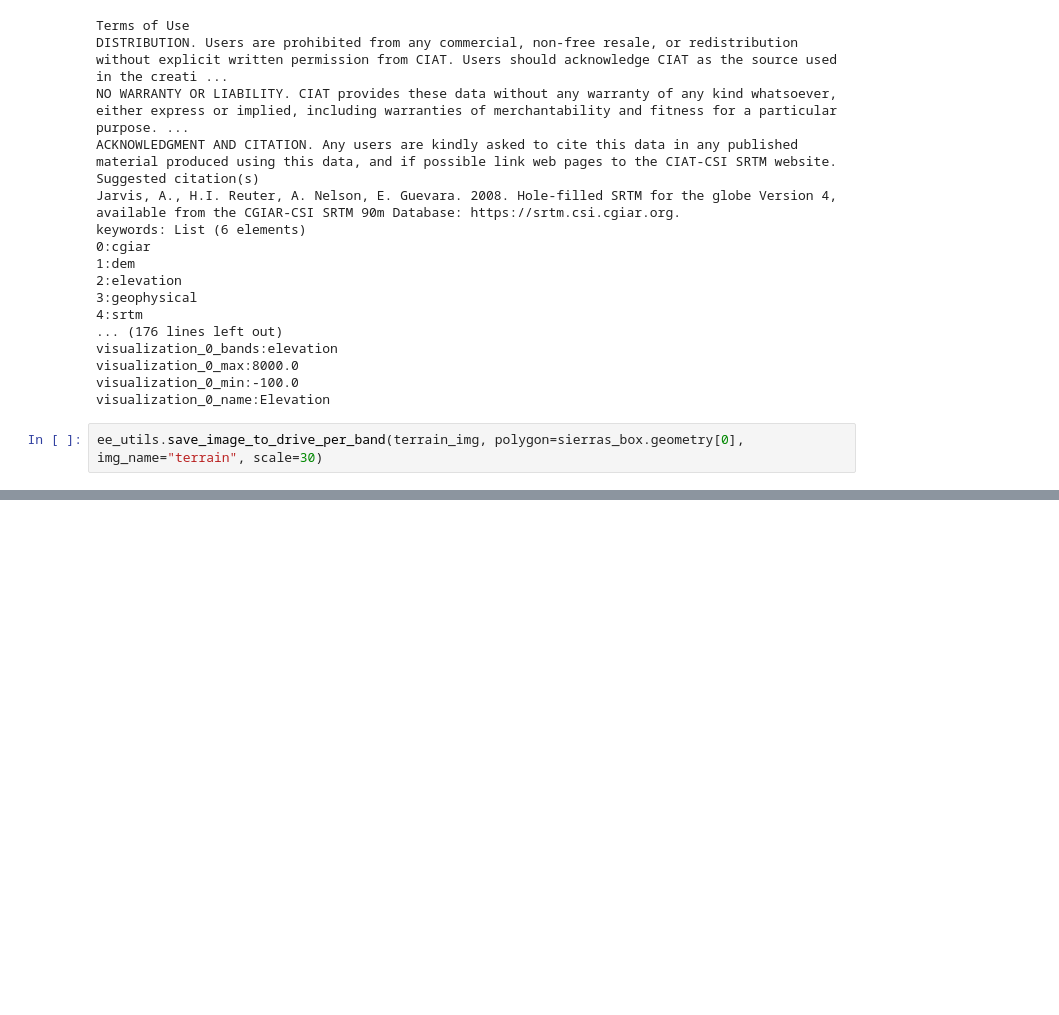
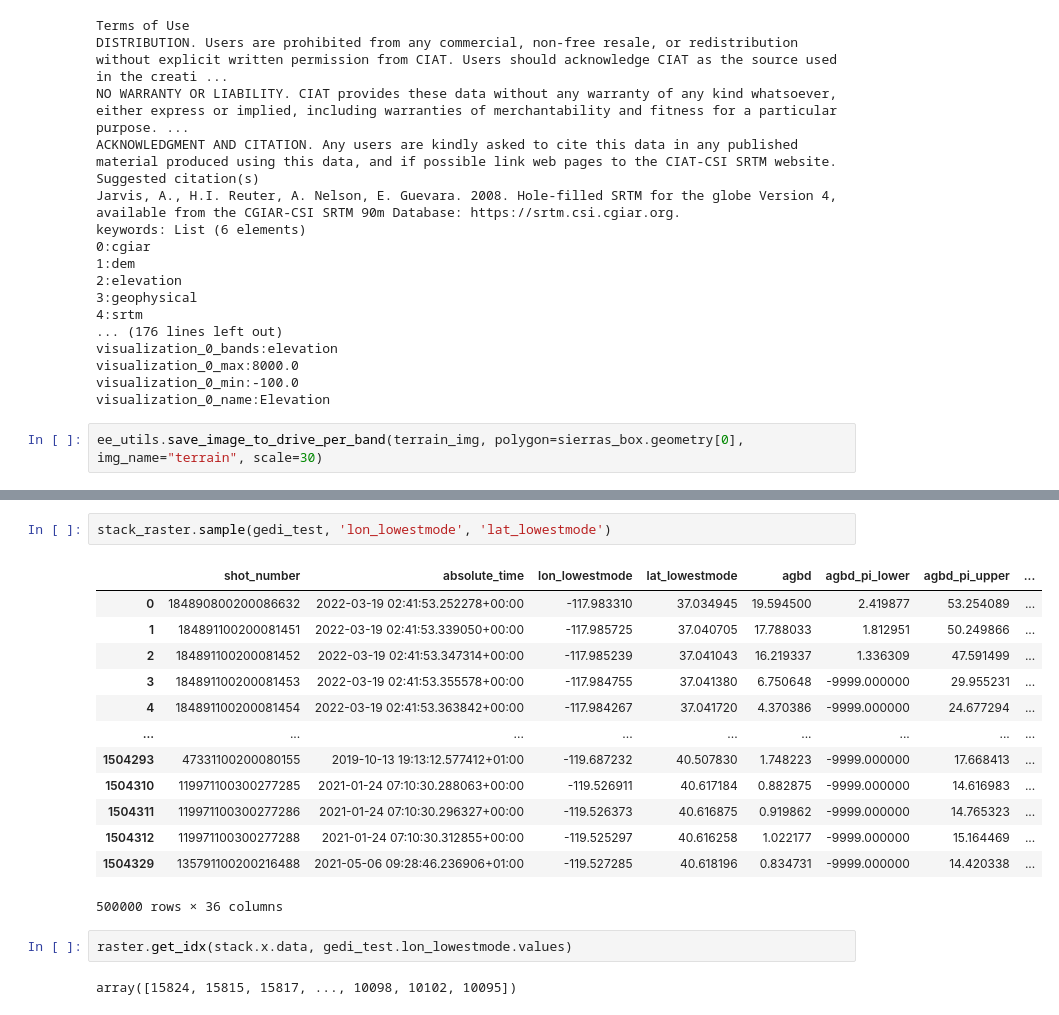
Before and after one commit to mahuna13/fire-regen, a Jupyter notebook: notebooks/exploratory/FireRasters.ipynb, the cells around one changed output, grey strips where cells are left out. Saved outputs shown, nothing was run; the diff lists cells and outputs as text; blank space fills up the shorter version.

```diff
--- a/notebooks/exploratory/FireRasters.ipynb
+++ b/notebooks/exploratory/FireRasters.ipynb
@@ -172,0 +252,20 @@ ee_utils.save_image_to_drive_per_band(terrain_img, polygon=sierras_box.geometry[
+# %%
+stack_raster.sample(gedi_test, 'lon_lowestmode', 'lat_lowestmode')
+# %% [output]
+|  | shot_number | absolute_time | lon_lowestmode | lat_lowestmode | agbd | agbd_pi_lower | agbd_pi_upper | ... |
+| 0 | 184890800200086632 | 2022-03-19 02:41:53.252278+00:00 | -117.983310 | 37.034945 | 19.594500 | 2.419877 | 53.254089 | ... |
+| 1 | 184891100200081451 | 2022-03-19 02:41:53.339050+00:00 | -117.985725 | 37.040705 | 17.788033 | 1.812951 | 50.249866 | ... |
+| 2 | 184891100200081452 | 2022-03-19 02:41:53.347314+00:00 | -117.985239 | 37.041043 | 16.219337 | 1.336309 | 47.591499 | ... |
+| 3 | 184891100200081453 | 2022-03-19 02:41:53.355578+00:00 | -117.984755 | 37.041380 | 6.750648 | -9999.000000 | 29.955231 | ... |
+| 4 | 184891100200081454 | 2022-03-19 02:41:53.363842+00:00 | -117.984267 | 37.041720 | 4.370386 | -9999.000000 | 24.677294 | ... |
+| ... | ... | ... | ... | ... | ... | ... | ... | ... |
+| 1504293 | 47331100200080155 | 2019-10-13 19:13:12.577412+01:00 | -119.687232 | 40.507830 | 1.748223 | -9999.000000 | 17.668413 | ... |
+| 1504310 | 119971100300277285 | 2021-01-24 07:10:30.288063+00:00 | -119.526911 | 40.617184 | 0.882875 | -9999.000000 | 14.616983 | ... |
+| 1504311 | 119971100300277286 | 2021-01-24 07:10:30.296327+00:00 | -119.526373 | 40.616875 | 0.919862 | -9999.000000 | 14.765323 | ... |
+| 1504312 | 119971100300277288 | 2021-01-24 07:10:30.312855+00:00 | -119.525297 | 40.616258 | 1.022177 | -9999.000000 | 15.164469 | ... |
+| 1504329 | 135791100200216488 | 2021-05-06 09:28:46.236906+01:00 | -119.527285 | 40.618196 | 0.834731 | -9999.000000 | 14.420338 | ... |
+500000 rows × 36 columns
+# %%
+raster.get_idx(stack.x.data, gedi_test.lon_lowestmode.values)
+# %% [output]
+array([15824, 15815, 15817, ..., 10098, 10102, 10095])
```
Also changed, not shown: parts of 21 cells of this notebook, 4 other files.
